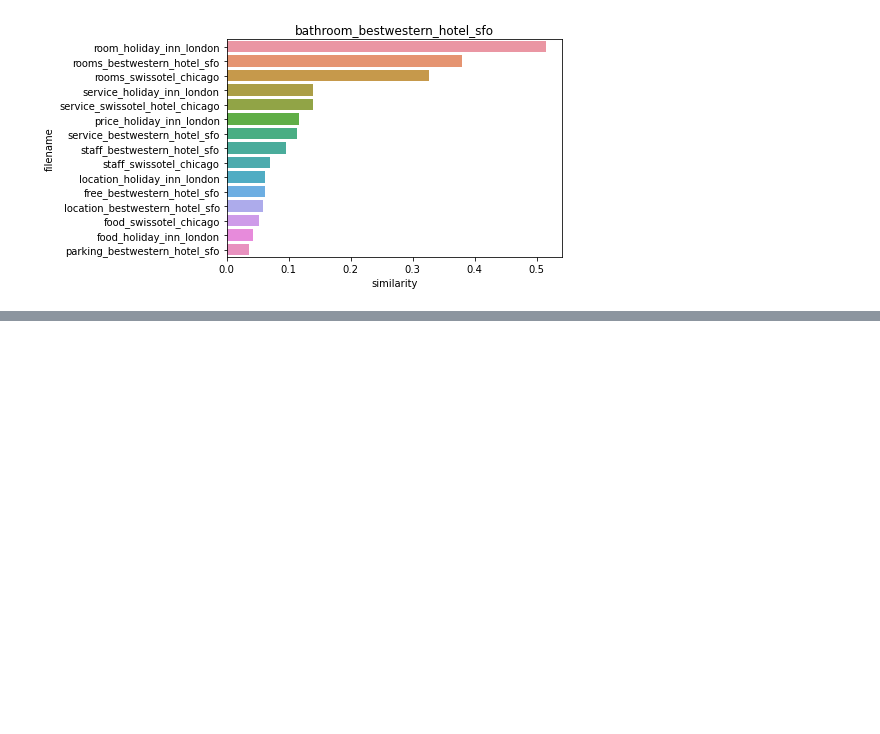
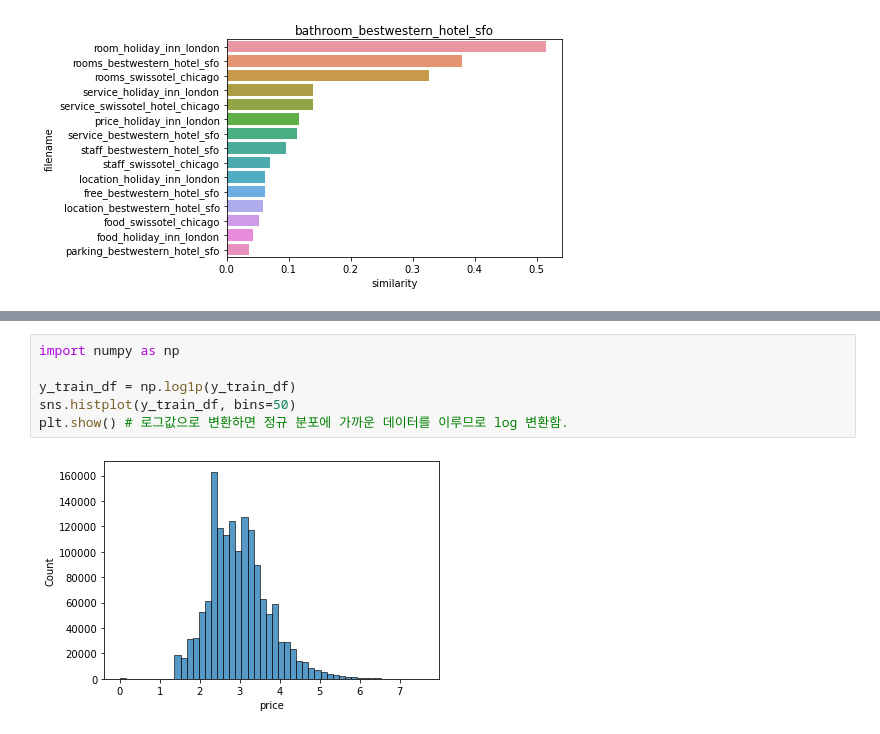
Before and after one commit to kayeehan/ML-books-study, a Jupyter notebook: ML-books(파이썬 머신러닝 완벽 가이드)_Ch.08.ipynb, the cells around one changed output, grey strips where cells are left out. Drawn from its saved outputs; the diff is of its cells as text; blank space fills up the shorter version.

```diff
--- a/ML-books(파이썬 머신러닝 완벽 가이드)_Ch.08.ipynb
+++ b/ML-books(파이썬 머신러닝 완벽 가이드)_Ch.08.ipynb
@@ -1203,0 +1352,8 @@ fig1.savefig('p553_hotel.tif', format='tif', dpi=300, bbox_inches='tight')
+# %%
+import numpy as np
+
+y_train_df = np.log1p(y_train_df)
+sns.histplot(y_train_df, bins=50)
+plt.show() # 로그값으로 변환하면 정규 분포에 가까운 데이터를 이루므로 log 변환함.
+# %% [output]
+[figure, added]
```
Also changed, not shown: parts of 34 cells of this notebook.
